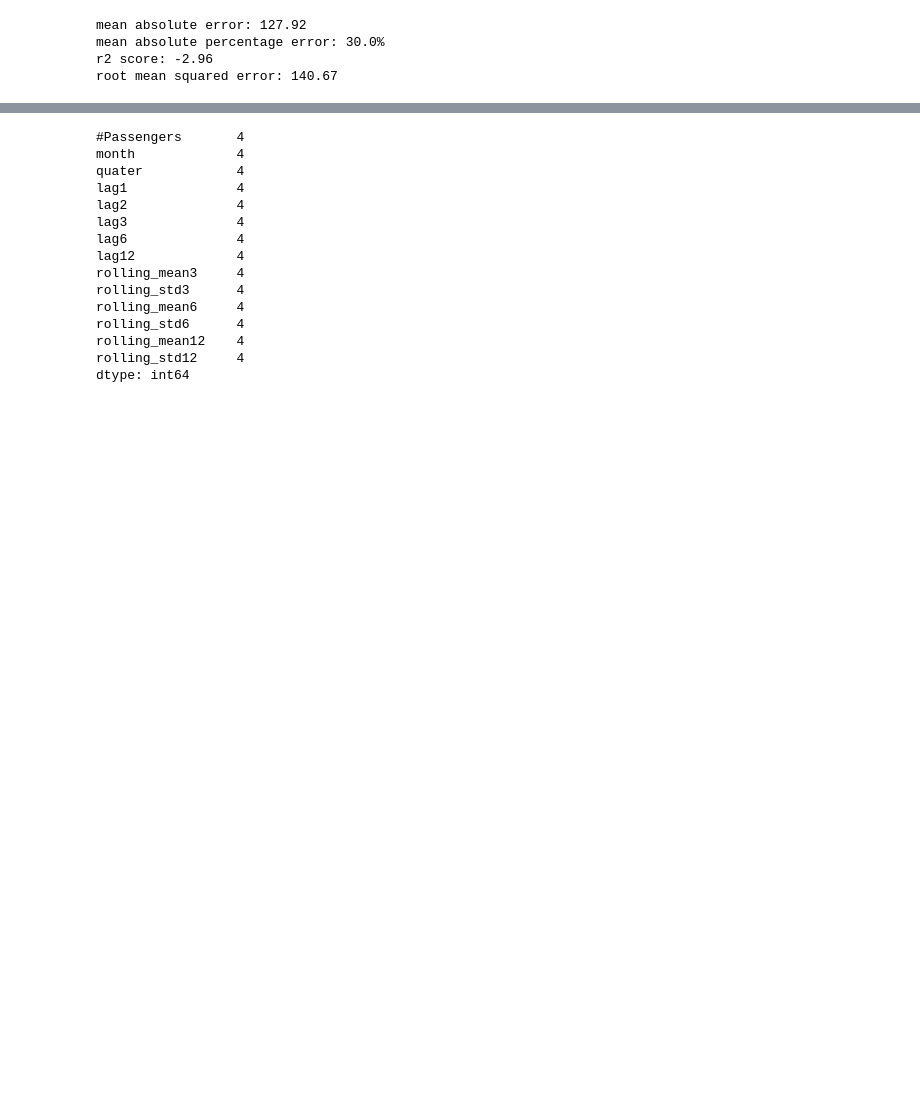
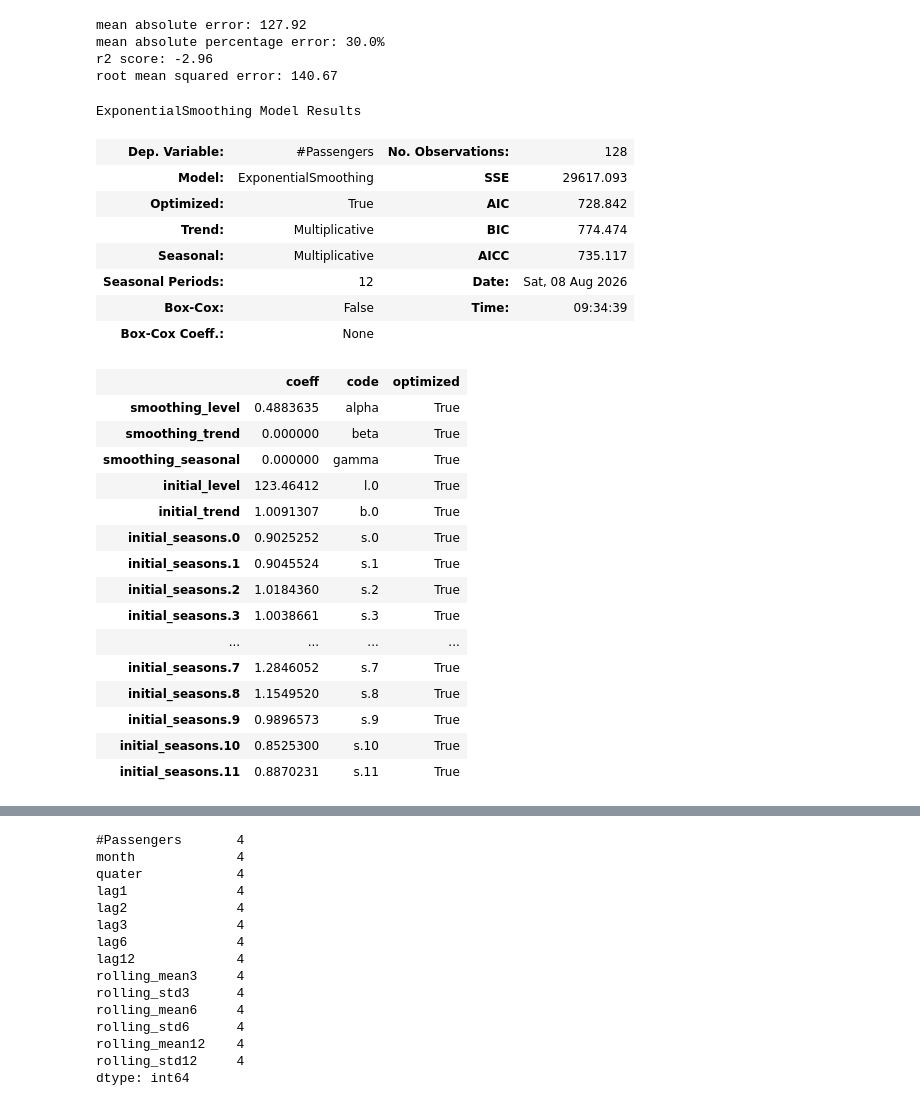
Before and after one commit to iamblack08/Air-passenger-prediction, a Jupyter notebook: exponential_smoothening.ipynb, the cells around one changed output, grey strips where cells are left out. Saved outputs shown, nothing was run; the diff lists cells and outputs as text; code cells hidden in the pictures; blank space fills up the shorter version.

```diff
--- a/exponential_smoothening.ipynb
+++ b/exponential_smoothening.ipynb
@@ -121,6 +153,34 @@ thriple_smothening= ExponentialSmoothing(train['#Passengers'].ffill(),
                                          seasonal='mul',
                                          trend='mul',
                                          seasonal_periods=12).fit()
+# %%
+thriple_smothening.summary()
+# %% [output]
+ExponentialSmoothing Model Results
+| Dep. Variable: | #Passengers | No. Observations: | 128 |
+| Model: | ExponentialSmoothing | SSE | 29617.093 |
+| Optimized: | True | AIC | 728.842 |
+| Trend: | Multiplicative | BIC | 774.474 |
+| Seasonal: | Multiplicative | AICC | 735.117 |
+| Seasonal Periods: | 12 | Date: | Sat, 08 Aug 2026 |
+| Box-Cox: | False | Time: | 09:34:39 |
+| Box-Cox Coeff.: | None |  |  |
+|  | coeff | code | optimized |
+| smoothing_level | 0.4883635 | alpha | True |
+| smoothing_trend | 0.000000 | beta | True |
+| smoothing_seasonal | 0.000000 | gamma | True |
+| initial_level | 123.46412 | l.0 | True |
+| initial_trend | 1.0091307 | b.0 | True |
+| initial_seasons.0 | 0.9025252 | s.0 | True |
+| initial_seasons.1 | 0.9045524 | s.1 | True |
+| initial_seasons.2 | 1.0184360 | s.2 | True |
+| initial_seasons.3 | 1.0038661 | s.3 | True |
+| ... | ... | ... | ... |
+| initial_seasons.7 | 1.2846052 | s.7 | True |
+| initial_seasons.8 | 1.1549520 | s.8 | True |
+| initial_seasons.9 | 0.9896573 | s.9 | True |
+| initial_seasons.10 | 0.8525300 | s.10 | True |
+| initial_seasons.11 | 0.8870231 | s.11 | True |
 # %%
 thriple_pred= thriple_smothening.forecast(len(test))
 # %%
```
Also changed, not shown: parts of 9 cells of this notebook, 3 other files.
